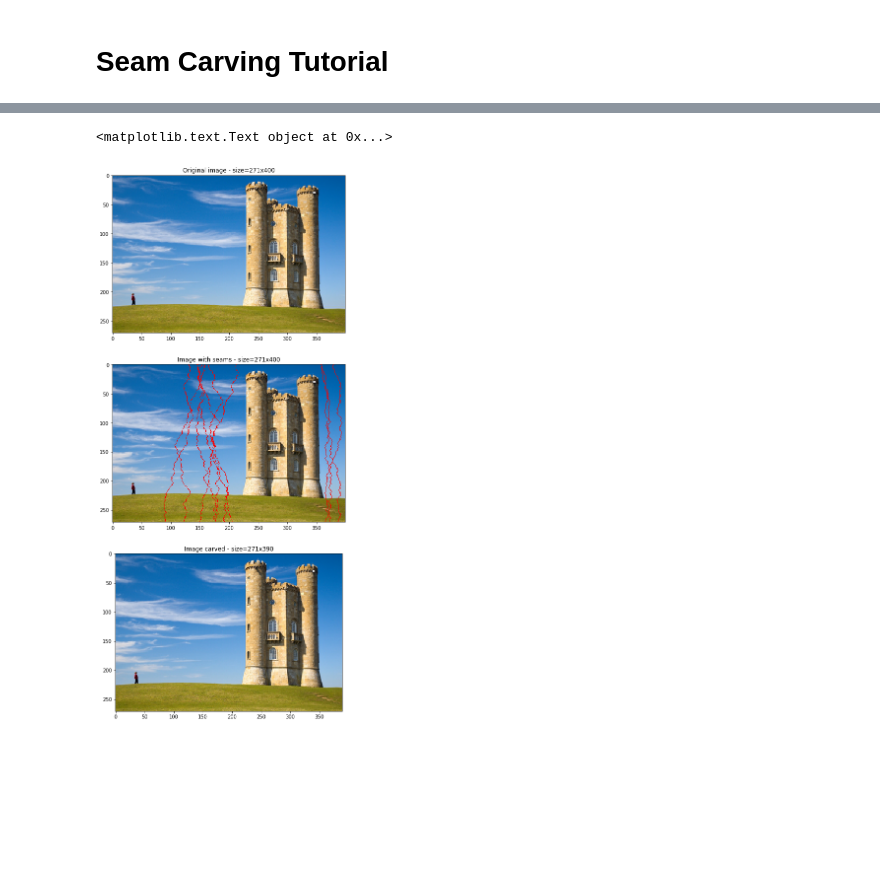
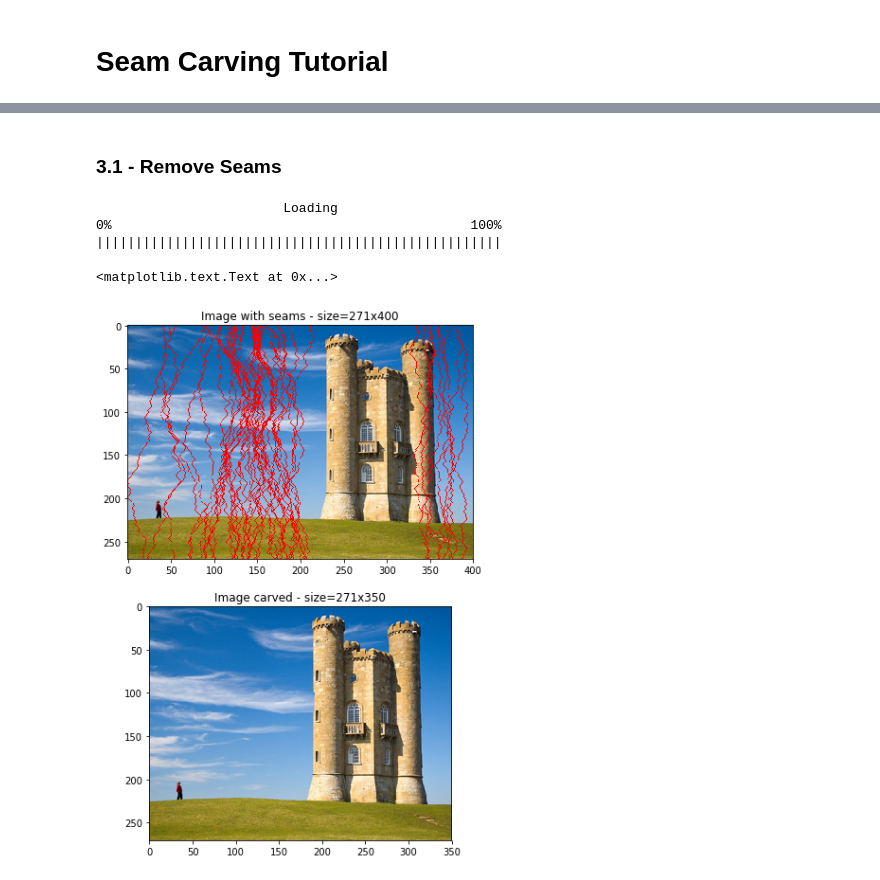
Before and after one commit to ali-yar/maia-imageprocessing, a Jupyter notebook: Project/seam_carving.ipynb, the cells around one changed output, grey strips where cells are left out. Saved outputs shown, nothing was run; the diff lists cells and outputs as text; code cells hidden in the pictures; blank space fills up the shorter version.

Commit message:
Cosmetic changes, Loading bar, Expand image

```diff
--- a/Project/seam_carving.ipynb
+++ b/Project/seam_carving.ipynb
@@ -23,13 +25,15 @@ def get_energy(img):
     # Convert image to greyscale
     gray = color.rgb2grey(img)
     # Convert to uint8
-    gray = img_as_ubyte(gray)
+    with warnings.catch_warnings():
+        warnings.simplefilter("ignore") # ignore warning due to type conversion
+        gray = img_as_ubyte(gray)
     # return sobel image
     energy = sobel(gray)
     return energy
 # %%
 # Function to find the lowest energy seam
-def get_seam(img, energy):
+def get_seam(img, energy, k=0):
     # Get the number of rows and columns of the image
     rows = img.shape[0]
     cols = img.shape[1]
@@ -61,8 +65,13 @@ def get_seam(img, energy):
                     cumulEnergy[row+1,col+1] = cumulEnergy[row,col] + energy[row+1,col+1]
                     path[row+1,col+1] = -1
 
-    # Get the column in last row with lowest cummulative energy
-    seam[rows-1] = np.argmin(cumulEnergy[rows-1,:])
+    if k == 0:
+        # Get the column in last row with lowest cummulative energy
+        seam[rows-1] = np.argmin(cumulEnergy[rows-1,:])
+    else:
+        # Get the column in last row with ((k+1)*10)th lowest cummulative energy
+        tmp = np.argpartition(cumulEnergy[rows-1,:], k+100)
+        seam[rows-1] = tmp[(k*10)%cols]
 
     # Fill up the seam array by bactracking from bottom to top
     for i in range(rows-1,0,-1):
@@ -95,36 +164,37 @@ def carve_seam(img, seam):
+# %% [markdown]
+### 3.1 - Remove Seams
 # %%
-# Import image
-img = io.imread('./test.jpg')
-
 # Number of seams to delete
-totalSeams = 10
+totalSeams = 50
 
 # Image to display detected seams
 imgSeams = np.copy(img)
 
 # Image to be carved
 imgCarved = np.copy(img)
 
+loadingBarsCount = -1
+
 # Iteratively find the seam with lowest energy and remove it
 for i in range(totalSeams):
     energy = get_energy(imgCarved)
     seam = get_seam(imgCarved, energy)
     imgSeams = draw_seam(imgSeams, seam)
     imgCarved = carve_seam(imgCarved, seam)
-
+    loadingBarsCount = update_loading_bar(i, totalSeams, loadingBarsCount)
 
 # Daw the images
-fig, axes= plt.subplots(nrows=3, ncols=1, figsize=(20, 20))
-ax0, ax1, ax2 = axes.ravel()
+fig, axes= plt.subplots(nrows=2, ncols=1, figsize=(15, 10))
+ax0, ax1 = axes.ravel()
 
-ax0.imshow(img)
-ax0.set_title('Original image - size={}x{}'.format(img.shape[0],img.shape[1]))
+ax0.imshow(imgSeams)
+ax0.set_title('Image with seams - size={}x{}'.format(imgSeams.shape[0],imgSeams.shape[1]))
 
-ax1.imshow(imgSeams)
-ax1.set_title('Image with seams - size={}x{}'.format(imgSeams.shape[0],imgSeams.shape[1]))
-
-ax2.imshow(imgCarved)
-ax2.set_title('Image carved - size={}x{}'.format(imgCarved.shape[0],imgCarved.shape[1]))
+ax1.imshow(imgCarved)
+ax1.set_title('Image carved - size={}x{}'.format(imgCarved.shape[0],imgCarved.shape[1]))
 # %% [output]
-<matplotlib.text.Text object at 0x...>
+                        Loading
+0%                                              100%
+||||||||||||||||||||||||||||||||||||||||||||||||||||
+<matplotlib.text.Text at 0x...>
-[figure, old version]
+[figure, new version]
```
Also changed, not shown: parts of 11 cells of this notebook.
